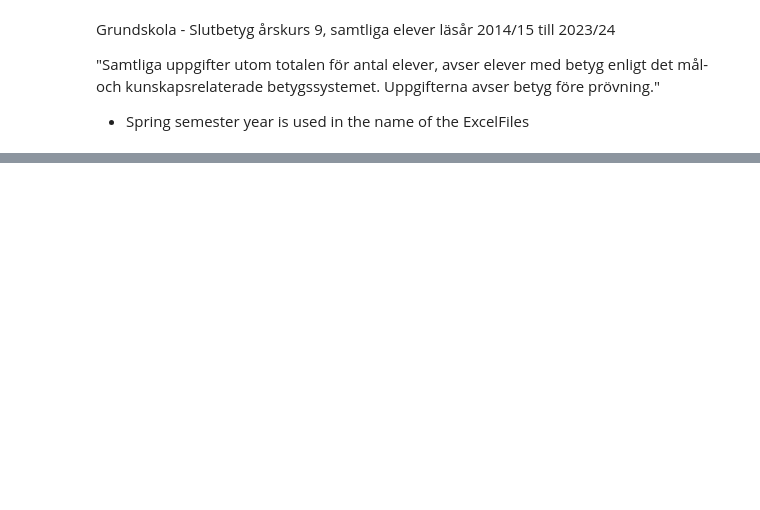
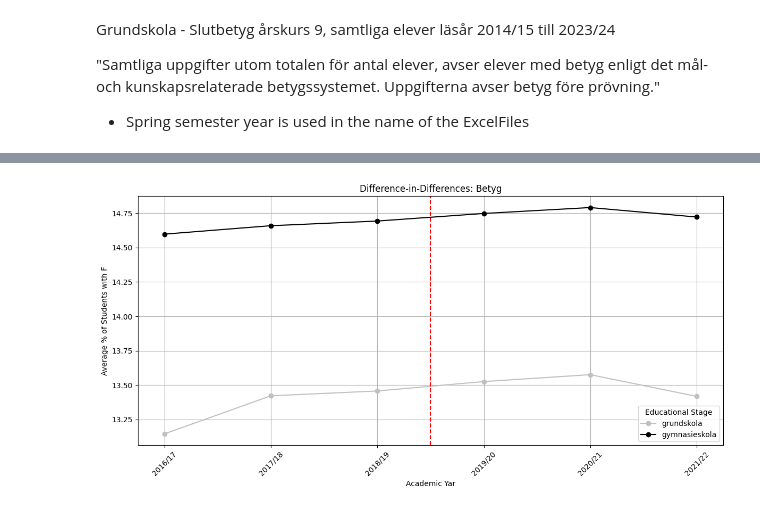
Before and after one commit to andrescruzsanchez/5350-Thesis-in-Economics, a Jupyter notebook: Code/betyg_data_preparation.ipynb, the cells around one changed output, grey strips where cells are left out. Saved outputs shown, nothing was run; the diff lists cells and outputs as text; code cells hidden in the pictures; blank space fills up the shorter version.

Commit message:
More Changes
Created a new dataframe, and made an initial analysis on the specific dataframe

```diff
--- a/Code/betyg_data_preparation.ipynb
+++ b/Code/betyg_data_preparation.ipynb
@@ -166,7 +444,8 @@ Grundskola - Slutbetyg årskurs 9, samtliga elever läsår 2014/15 till 2023/24
 - Spring semester year is used in the name of the ExcelFiles
 # %%
 # Step 1 - Slutbetyg årskurs 9 Grundskola - Creating Dataframe
-s
+
+# Defining Path
 path = r'/Users/andrescruz/Documents/Handelshögskolan/MSc Economic/Semester 4/5350 Thesis in Economics/Raw Data/grundskola_IIII'
 
 # Get all Excel files in the folder
@@ -217,7 +496,7 @@ def read_excel_files(sheet_name):
         df["academic_year"] = ACADEMIC_YEAR[i]
 
         # Add the "educational_stage" column with the fixed value 'lower secondary school'
-        df["educational_stage"] = 'lower secondary school'
+        df["educational_stage"] = 'grundskola'
 
         # Append the DataFrame to the list
         li.append(df)
@@ -228,8 +507,7 @@ def read_excel_files(sheet_name):
 sheet_name_choice = "Statistik"
 
 # Applying the function
-# Average Merit Points (AMP)
-AMP_DataFrame_IIII = read_excel_files(sheet_name_choice)
+Grundskola_I = read_excel_files(sheet_name_choice)
 # %%
 # Step 2 - Modifying gpb_DataFrame_IIII
 
@@ -284,0 +849,8 @@ grade_points_did_plot
+# %%
+#  Step 1 - Appending Grundskola DataFrames
+
+# Merge the first two DataFrames with an left join and custom suffixes:
+Grundskola = pd.merge(Grundskola_I, Grundskola_II, on = join_keys, how = 'left')
+
+# Merge the first two DataFrames with an inner join and custom suffixes:
+Grundskola = pd.merge(Grundskola, Grundskola_III, on = join_keys, how = 'left')
@@ -284,0 +859,3 @@ grade_points_did_plot
+# %%
+# Step 1 - Concatenating DataFrames
+school_data_betyg = pd.concat([Gymnasieskola, Grundskola], ignore_index=True)
@@ -285,73 +912,69 @@ grade_points_did_plot
 # %%
-# Step 4 - A Side Analysis - Plot for Average Grade Points Continuation
+# Step 1 - Difference-in-Difference Plots
 
-import pandas as pd
-import matplotlib.pyplot as plt
 
-def process_and_plot_agp(data, title, ylim=(12, 16), treatment_year=19.5):
+def process_and_plot_did(data, variable, title, treatment_year=19.5):
     """
-    Processes the dataset for the Average Grade Points plot and generates a plot over time.
+    Processes the dataset, ensuring all years are represented, and generates a Difference-in-Differences plot.
 
     Parameters:
-    - data: Pandas DataFrame containing the data. It must include a 'academic_year' column in the format 'yyyy/yy'.
+    - data: Pandas DataFrame containing the data. It must include a 'läsår' column with string values in the format 'yyyy/yy'.
+    - variable: Column name for the dependent variable to be plotted.
     - title: Title for the plot.
-    - ylim: Tuple to set y-axis limits (default is (12, 16)).
-    - treatment_year: Optional numeric treatment year (yy) to mark with a vertical line.
+    - treatment_year: The numeric part (yy) of the läsår when the treatment/intervention occurred.
     """
-    # Extract the numeric part (yy) from 'academic_year'
+
+    # Create a numeric version of 'academic_year' using the yy part
     data['year_numeric'] = data['academic_year'].apply(lambda x: int(x.split('/')[1]))
 
     # Aggregate data by year_numeric, academic_year, and school type (educational_stage)
-    grouped_df = data.groupby(['year_numeric', 'academic_year', 'educational_stage'], as_index=False)['average_grade_points'].mean()
+    grouped_df = data.groupby(['year_numeric', 'academic_year', 'educational_stage'], as_index=False)[variable].mean()
 
     # Create a full range of numeric years for continuity in the plot
     all_years = pd.DataFrame({
         'year_numeric': range(grouped_df['year_numeric'].min(), grouped_df['year_numeric'].max() + 1)
     })
 
     # Create a mapping from numeric year to academic_year using available data
     mapping = dict(zip(grouped_df['year_numeric'], grouped_df['academic_year']))
 
     # Generate the plot
     plt.figure(figsize=(12, 6))
 
     for educational_stage, subset in grouped_df.groupby('educational_stage'):
-        # Merge with all_years to ensure continuity
+        # Merge with all_years to fill in any missing years
         subset = all_years.merge(subset, on='year_numeric', how='left')
-        subset['educational_stage'] = educational_stage  # Ensure skolform is preserved
+        subset['educational_stage'] = educational_stage  # preserve educational_stage
 
-        # Set color based on skolform: gymnasieskola -> blue, grundskola -> green
-        if educational_stage.lower() == 'upper secondary school':
+        # Assign colors: blue for gymnasieskola, green for grundskola
+        if educational_stage.lower() == 'gymnasieskola':
             color = 'black'
-        elif educational_stage.lower() == 'lower secondary school':
+        elif educational_stage.lower() == 'grundskola':
             color = 'silver'
         else:
-            color = None  # default color if other skolform values exist
+            color = None  # default color for any other skolform
 
-        # Plot the trend for this school type using numeric year for the x-axis
-        plt.plot(subset['year_numeric'], subset['average_grade_points'], marker='o', linestyle='-', label=educational_stage, color=color)
+        # Plot using the numeric year for the x-axis
+        plt.plot(subset['year_numeric'], subset[variable], marker='o', linestyle='-', label=educational_stage, color=color)
 
-    # Optionally add a vertical line for the treatment year, if provided
-    if treatment_year is not None:
-        plt.axvline(x=treatment_year, color='red', linestyle='--')
+    # Add a vertical line indicating the treatment year
+    plt.axvline(x=treatment_year, color='red', linestyle='--')
 
-    # Configure x-ticks: display the numeric years with the original läsår labels
+    # Set custom x-ticks: use the numeric years but label them with the läsår format.
     xticks = all_years['year_numeric']
     xlabels = [mapping.get(x, f"{2000 + x - 1}/{x:02d}") for x in xticks]
     plt.xticks(xticks, xlabels, rotation=45)
 
-    # Set the y-axis limits
-    plt.ylim(ylim)
-
-    # Configure the rest of the plot
-    plt.title(title)
-    plt.xlabel('Academic Year')
-    plt.ylabel('Average Grade Points')
+    # Configure the plot
+    plt.title(f'Difference-in-Differences: {title}')
+    plt.xlabel('Academic Yar')
+    plt.ylabel('Average % of Students with F')
     plt.legend(title='Educational Stage')
     plt.grid(True)
     plt.tight_layout()
     plt.show()
 
-
-# Apply the function to the gpb_did_plot dataframe
-process_and_plot_agp(grade_points_did_plot, 'Difference-in-Differences: Average Grade Points Over Time')
+# Apply the function to the provided dataframes
+process_and_plot_did(school_data_betyg, 'average_grade_points', 'Betyg')
+# %% [output]
+[figure, added]
```
Also changed, not shown: parts of 21 cells of this notebook, 20 other files.
